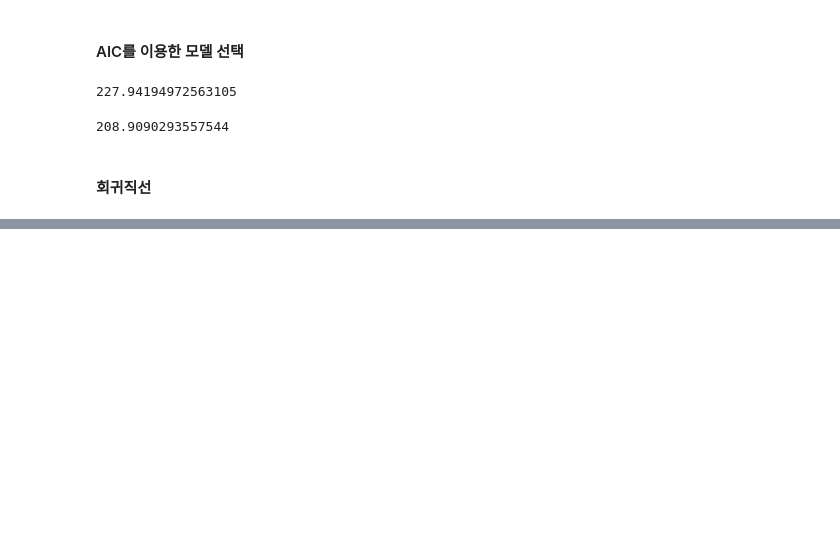
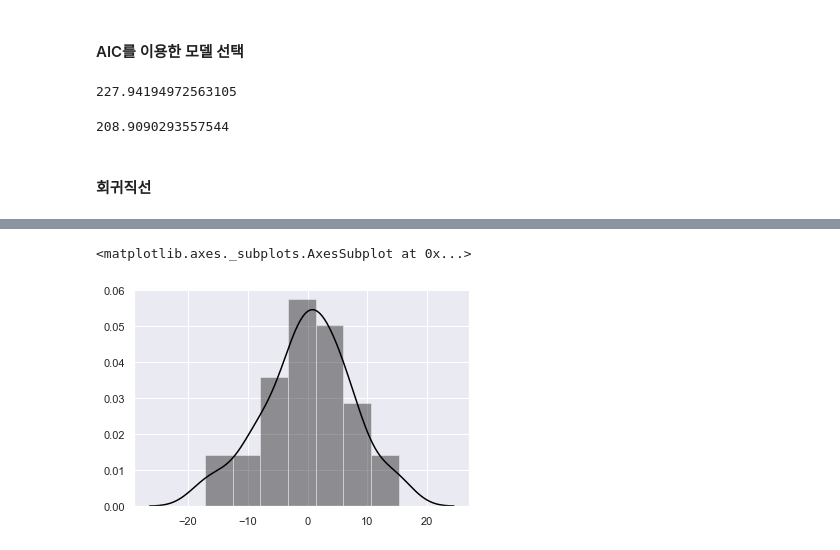
Before and after one commit to bill7845/jupyter_repo, a Jupyter notebook: jupyter_CODE/Statistics with Python/11_정규선형모델.ipynb, the cells around one changed output, grey strips where cells are left out. Drawn from its saved outputs; the diff is of its cells as text; code cells hidden in the pictures; blank space fills up the shorter version.

```diff
--- a/jupyter_CODE/Statistics with Python/11_정규선형모델.ipynb
+++ b/jupyter_CODE/Statistics with Python/11_정규선형모델.ipynb
@@ -106,0 +152,6 @@ lm_model.aic
+# %%
+# 잔차 그래프_1
+sns.distplot(resid, color='black')
+# %% [output]
+<matplotlib.axes._subplots.AxesSubplot at 0x...>
+[figure, added]
```
Also changed, not shown: parts of 13 cells of this notebook.
